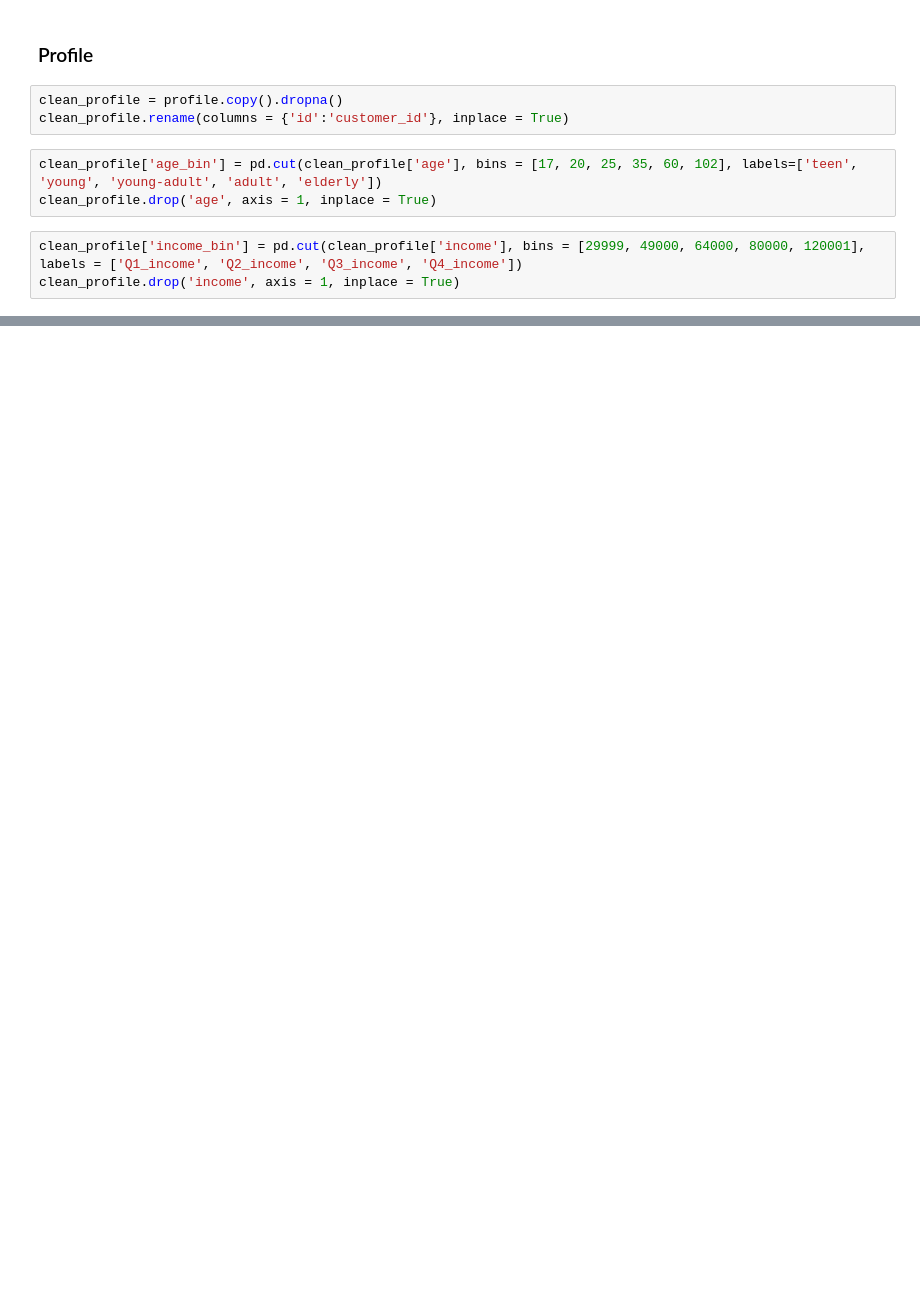
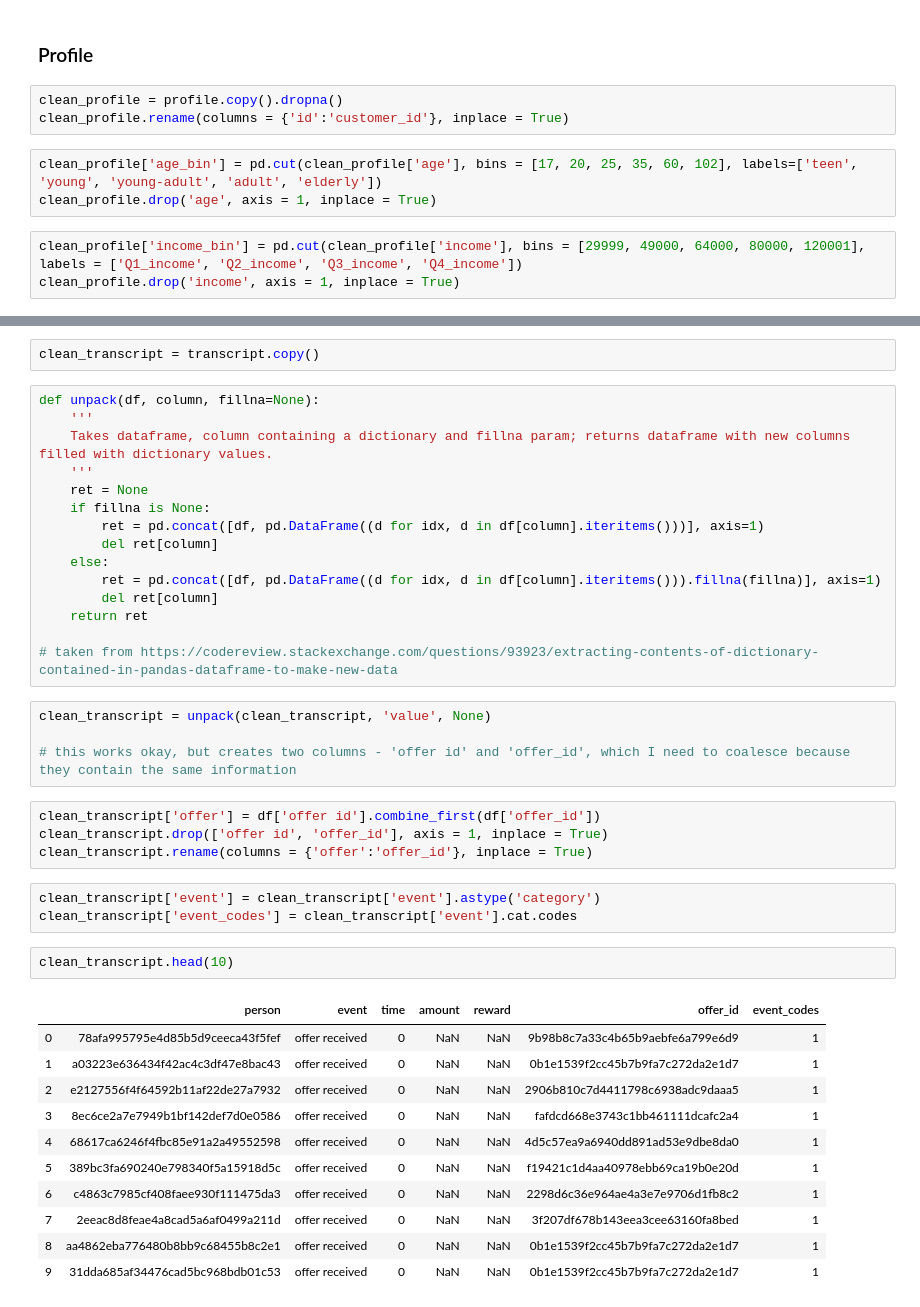
Before and after one commit to arrrunas/starbucks-capstone, a Jupyter notebook: Starbucks_Capstone_notebook.ipynb, the cells around one changed output, grey strips where cells are left out. Cells and saved outputs as stored; diff of their text form; blank space fills up the shorter version.

```diff
--- a/Starbucks_Capstone_notebook.ipynb
+++ b/Starbucks_Capstone_notebook.ipynb
@@ -305,0 +306,42 @@ clean_profile.head()
+# %%
+clean_transcript = transcript.copy()
+# %%
+def unpack(df, column, fillna=None):
+    '''
+    Takes dataframe, column containing a dictionary and fillna param; returns dataframe with new columns filled with dictionary values.
+    '''
+    ret = None
+    if fillna is None:
+        ret = pd.concat([df, pd.DataFrame((d for idx, d in df[column].iteritems()))], axis=1)
+        del ret[column]
+    else:
+        ret = pd.concat([df, pd.DataFrame((d for idx, d in df[column].iteritems())).fillna(fillna)], axis=1)
+        del ret[column]
+    return ret
+
+# taken from https://codereview.stackexchange.com/questions/93923/extracting-contents-of-dictionary-contained-in-pandas-dataframe-to-make-new-data
+# %%
+clean_transcript = unpack(clean_transcript, 'value', None)
+
+# this works okay, but creates two columns - 'offer id' and 'offer_id', which I need to coalesce because they contain the same information
+# %%
+clean_transcript['offer'] = df['offer id'].combine_first(df['offer_id'])
+clean_transcript.drop(['offer id', 'offer_id'], axis = 1, inplace = True)
+clean_transcript.rename(columns = {'offer':'offer_id'}, inplace = True)
+# %%
+clean_transcript['event'] = clean_transcript['event'].astype('category')
+clean_transcript['event_codes'] = clean_transcript['event'].cat.codes
+# %%
+clean_transcript.head(10)
+# %% [output]
+|  | person | event | time | amount | reward | offer_id | event_codes |
+| 0 | 78afa995795e4d85b5d9ceeca43f5fef | offer received | 0 | NaN | NaN | 9b98b8c7a33c4b65b9aebfe6a799e6d9 | 1 |
+| 1 | a03223e636434f42ac4c3df47e8bac43 | offer received | 0 | NaN | NaN | 0b1e1539f2cc45b7b9fa7c272da2e1d7 | 1 |
+| 2 | e2127556f4f64592b11af22de27a7932 | offer received | 0 | NaN | NaN | 2906b810c7d4411798c6938adc9daaa5 | 1 |
+| 3 | 8ec6ce2a7e7949b1bf142def7d0e0586 | offer received | 0 | NaN | NaN | fafdcd668e3743c1bb461111dcafc2a4 | 1 |
+| 4 | 68617ca6246f4fbc85e91a2a49552598 | offer received | 0 | NaN | NaN | 4d5c57ea9a6940dd891ad53e9dbe8da0 | 1 |
+| 5 | 389bc3fa690240e798340f5a15918d5c | offer received | 0 | NaN | NaN | f19421c1d4aa40978ebb69ca19b0e20d | 1 |
+| 6 | c4863c7985cf408faee930f111475da3 | offer received | 0 | NaN | NaN | 2298d6c36e964ae4a3e7e9706d1fb8c2 | 1 |
+| 7 | 2eeac8d8feae4a8cad5a6af0499a211d | offer received | 0 | NaN | NaN | 3f207df678b143eea3cee63160fa8bed | 1 |
+| 8 | aa4862eba776480b8bb9c68455b8c2e1 | offer received | 0 | NaN | NaN | 0b1e1539f2cc45b7b9fa7c272da2e1d7 | 1 |
+| 9 | 31dda685af34476cad5bc968bdb01c53 | offer received | 0 | NaN | NaN | 0b1e1539f2cc45b7b9fa7c272da2e1d7 | 1 |
```
Also changed, not shown: parts of 13 cells of this notebook.
